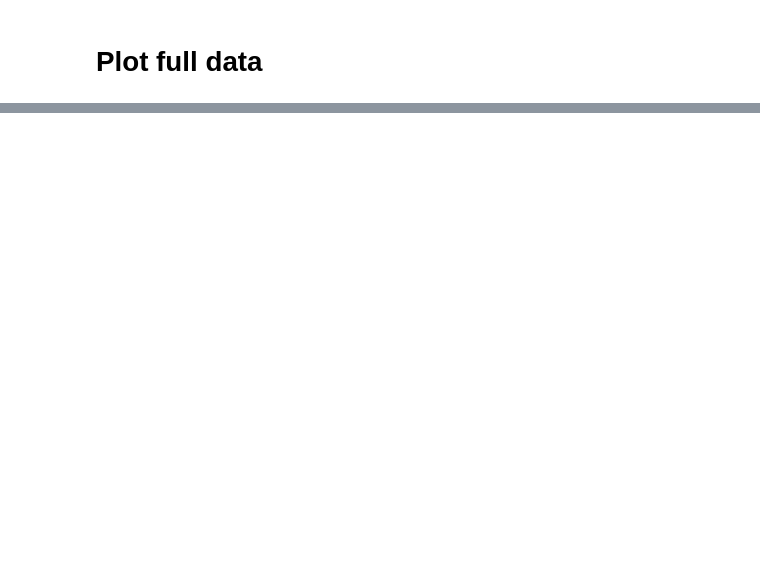
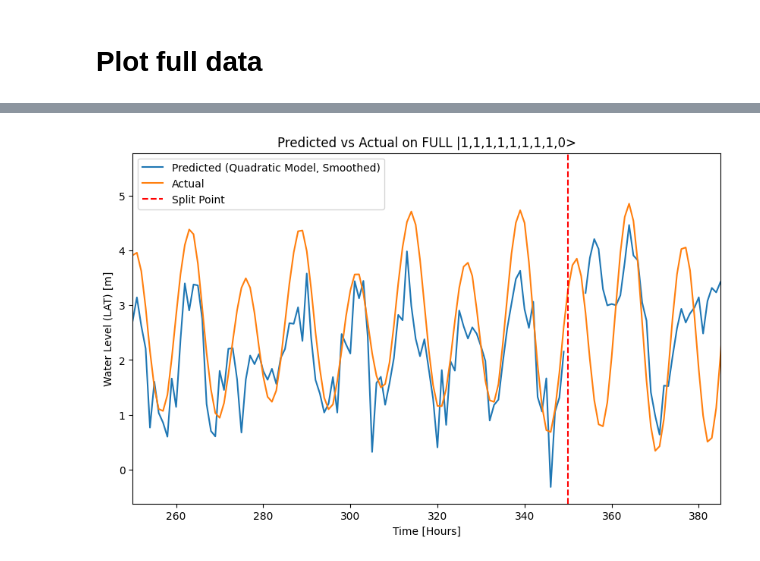
Before and after one commit to MauriceDHanisch/LOQCathon_qReservoir, a Jupyter notebook: RC_Method_1/Tide_predictor/quad_fit_regul_correct_split.ipynb, the cells around one changed output, grey strips where cells are left out. Saved outputs shown, nothing was run; the diff lists cells and outputs as text; code cells hidden in the pictures; blank space fills up the shorter version.

```diff
--- a/RC_Method_1/Tide_predictor/quad_fit_regul_correct_split.ipynb
+++ b/RC_Method_1/Tide_predictor/quad_fit_regul_correct_split.ipynb
@@ -254,0 +286,36 @@ plt.show()
+# %%
+import pandas as pd
+import numpy as np
+import matplotlib.pyplot as plt
+
+# Assuming 'predicted_train_data_quad' and 'predicted_test_data_quad' are defined
+
+# Append predicted train quad and test quad
+FULL_data_quad = np.append(predicted_train_data_quad, predicted_test_data_quad)
+
+# Smooth only the predicted_test_data_quad portion
+window_size = 5  # Adjust the window size as needed for smoothing
+predicted_test_series = pd.Series(predicted_test_data_quad)
+predicted_test_smoothed = predicted_test_series.rolling(window=window_size).mean()
+
+# Replace the test portion in FULL_data_quad with the smoothed values
+FULL_data_quad[-len(predicted_test_smoothed):] = predicted_test_smoothed
+
+# Plotting
+plt.figure(figsize=(10, 6))
+plt.plot(FULL_data_quad, label='Predicted (Quadratic Model, Smoothed)')
+plt.plot(new_data[:], label='Actual')
+plt.axvline(x=len(FULL_data_quad)-split_int, color='r', linestyle='--', label='Split Point')
+plt.title(f'Predicted vs Actual on FULL {input_state}')
+plt.xlabel('Time [Hours]')
+plt.ylabel('Water Level (LAT) [m]')
+
+# Set the x-axis limits to zoom in
+x_min = 250  # Replace with your desired minimum x-value
+x_max = 385 # Replace with your desired maximum x-value
+plt.xlim(x_min, x_max)
+
+plt.legend()
+plt.show()
+# %% [output]
+[figure, added]
```
Also changed, not shown: parts of 13 cells of this notebook, 2 other files.
